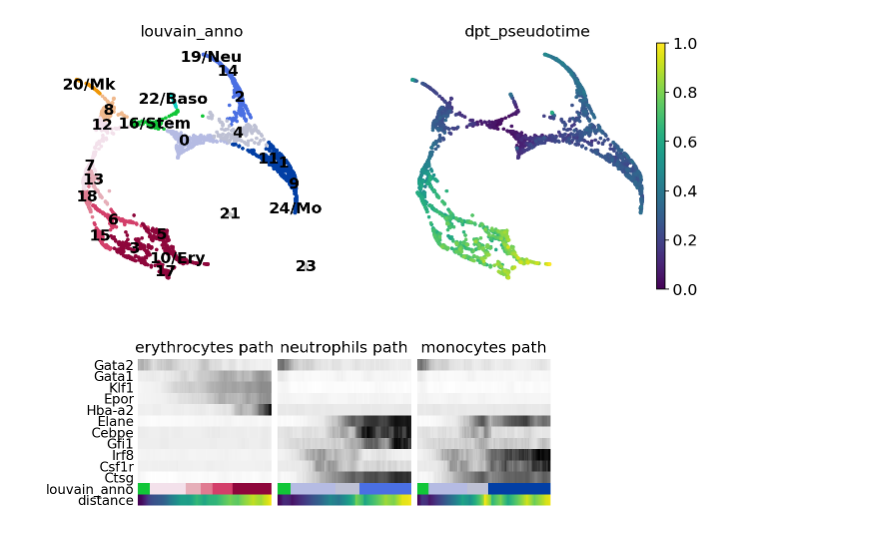
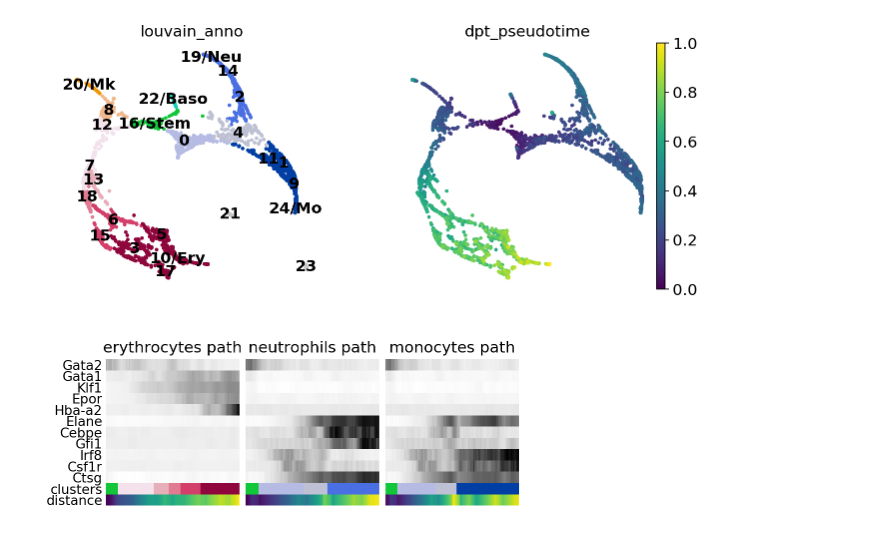
Before and after one commit to theislab/paga, a Jupyter notebook: blood/paul15/paul15.ipynb, the cells around one changed output. Cells and saved outputs as stored; diff of their text form; code cells hidden in the pictures.

```diff
--- a/blood/paul15/paul15.ipynb
+++ b/blood/paul15/paul15.ipynb
@@ -107,7 +103,5 @@ adata_denoised.write(results_file_denoised)
 # %% [markdown]
 ## Clustering and PAGA
-# %%
-adata = sc.read(results_file_denoised)
 # %%
 sc.tl.louvain(adata, resolution=1.0)
 # %% [output]
@@ -261,27 +254,32 @@ paths = [('erythrocytes', [16, 12, 7, 13, 18, 6, 5, 10]),
          ('monocytes', [16, 0, 4, 11, 1, 9, 24])]
 # %%
 adata.obs['distance'] = adata.obs['dpt_pseudotime']
+# %%
+adata.obs['clusters'] = adata.obs['louvain_anno']  # just a cosmetic change
+# %%
+adata.uns['clusters_colors'] = adata.uns['louvain_anno_colors']
 # %%
 _, axs = pl.subplots(ncols=3, figsize=(6, 2.5), gridspec_kw={'wspace': 0.05, 'left': 0.12})
 pl.subplots_adjust(left=0.05, right=0.98, top=0.82, bottom=0.2)
 for ipath, (descr, path) in enumerate(paths):
     _, data = sc.pl.paga_path(
         adata, path, gene_names,
         show_node_names=False,
         ax=axs[ipath],
         ytick_fontsize=12,
         left_margin=0.15,
         n_avg=50,
         annotations=['distance'],
         show_yticks=True if ipath==0 else False,
         show_colorbar=False,
         color_map='Greys',
+        groups_key='clusters',
         color_maps_annotations={'distance': 'viridis'},
         title='{} path'.format(descr),
         return_data=True,
         show=False)
     data.to_csv('./write/paga_path_{}.csv'.format(descr))
 pl.savefig('./figures/paga_path_paul15.pdf')
 pl.show()
 # %% [output]
-[figure, old version]
+[figure, new version]
```
Also changed, not shown: parts of 19 cells of this notebook.
